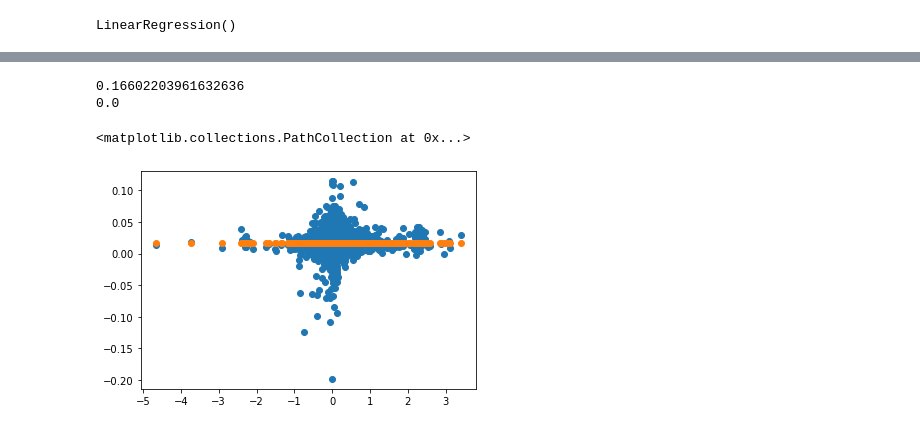
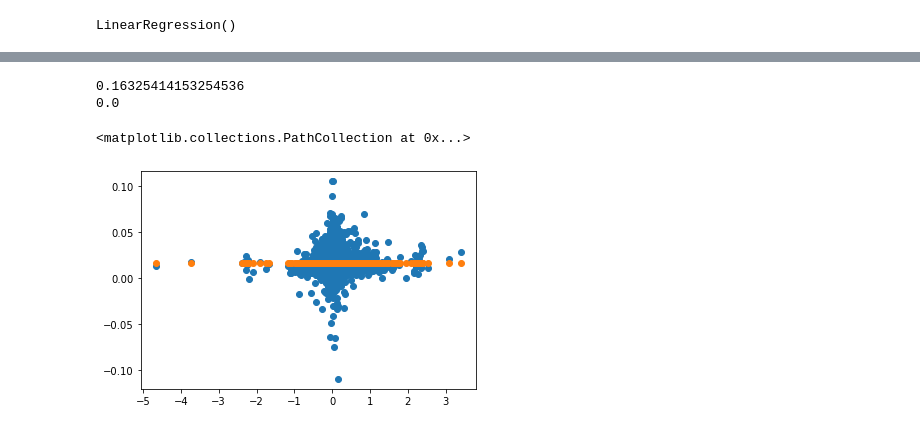
Before and after one commit to AAranda10/clustering-project, a Jupyter notebook: clustering_project.ipynb, the cells around one changed output, grey strips where cells are left out. Saved outputs shown, nothing was run; the diff lists cells and outputs as text; code cells hidden in the pictures.

```diff
--- a/clustering_project.ipynb
+++ b/clustering_project.ipynb
@@ -371,9 +372,10 @@ from sklearn.linear_model import LinearRegression
 ## Assessing the RFE using a linear regression model
 lm = LinearRegression()
 
-rfe = RFE(lm, 7)
-
-lm_X_rfe = rfe.fit_transform(X_train_scaled,y_train)
+rfe = RFE(lm, 5)
+lm_X_rfe_train = rfe.fit_transform(X_train_scaled,y_train)
+lm_X_rfe_val = rfe.fit_transform(X_validate_scaled,y_validate)
+lm_X_rfe_test = rfe.fit_transform(X_test_scaled,y_test)
 # %%
 ## Here we want to filter through and return only the best features
 mask = rfe.support_
@@ -384,5 +386,5 @@ selected 7 features: bathroomcnt, calculatedbathnbr, calculatedfinishedsquarefee
 # %%
-lm.fit(lm_X_rfe, y_train)
+lm.fit(lm_X_rfe_train, y_train)
 # %% [output]
 LinearRegression()
 # %%
@@ -439,0 +428,2 @@ output
+# %%
+lm.fit(lm_X_rfe_val, y_validate)
@@ -439,0 +447,5 @@ output
+# %%
+## Here we're going to add a column that will make property value predictions using the linear model
+y_validate['yhat_lm'] = lm.predict(lm_X_rfe_val)
+
+y_validate.head()
@@ -440,17 +459,17 @@ output
 # %%
-y_train['yhat_baseline'] = df['logerror'].mean()
+y_validate['yhat_baseline'] = df['logerror'].mean()
 
 # compute the RMSE
-RMSE_bl = np.sqrt(mean_squared_error(y_train.logerror, y_train.yhat_baseline))
+RMSE_bl = np.sqrt(mean_squared_error(y_validate.logerror, y_validate.yhat_baseline))
 print(RMSE_bl)
 
 # no need to compute R-2 because it will be a 0! But we will demonstrate here:
-evs = explained_variance_score(y_train.logerror, y_train.yhat_baseline)
+evs = explained_variance_score(y_validate.logerror, y_validate.yhat_baseline)
 print(evs)
-plt.scatter(y_train.logerror, y_train.yhat_lm, label='Linear Regression Model Predictions', marker='o')
-plt.scatter(y_train.logerror, y_train.yhat_baseline, label='Baseline Predicitions', marker='o')
+plt.scatter(y_validate.logerror, y_validate.yhat_lm, label='Linear Regression Model Predictions', marker='o')
+plt.scatter(y_validate.logerror, y_validate.yhat_baseline, label='Baseline Predicitions', marker='o')
 # %% [output]
-0.16602203961632636
+0.16325414153254536
 0.0
 <matplotlib.collections.PathCollection at 0x...>
-[figure, old version]
+[figure, new version]
```
Also changed, not shown: parts of 73 cells of this notebook, 1 other file.
